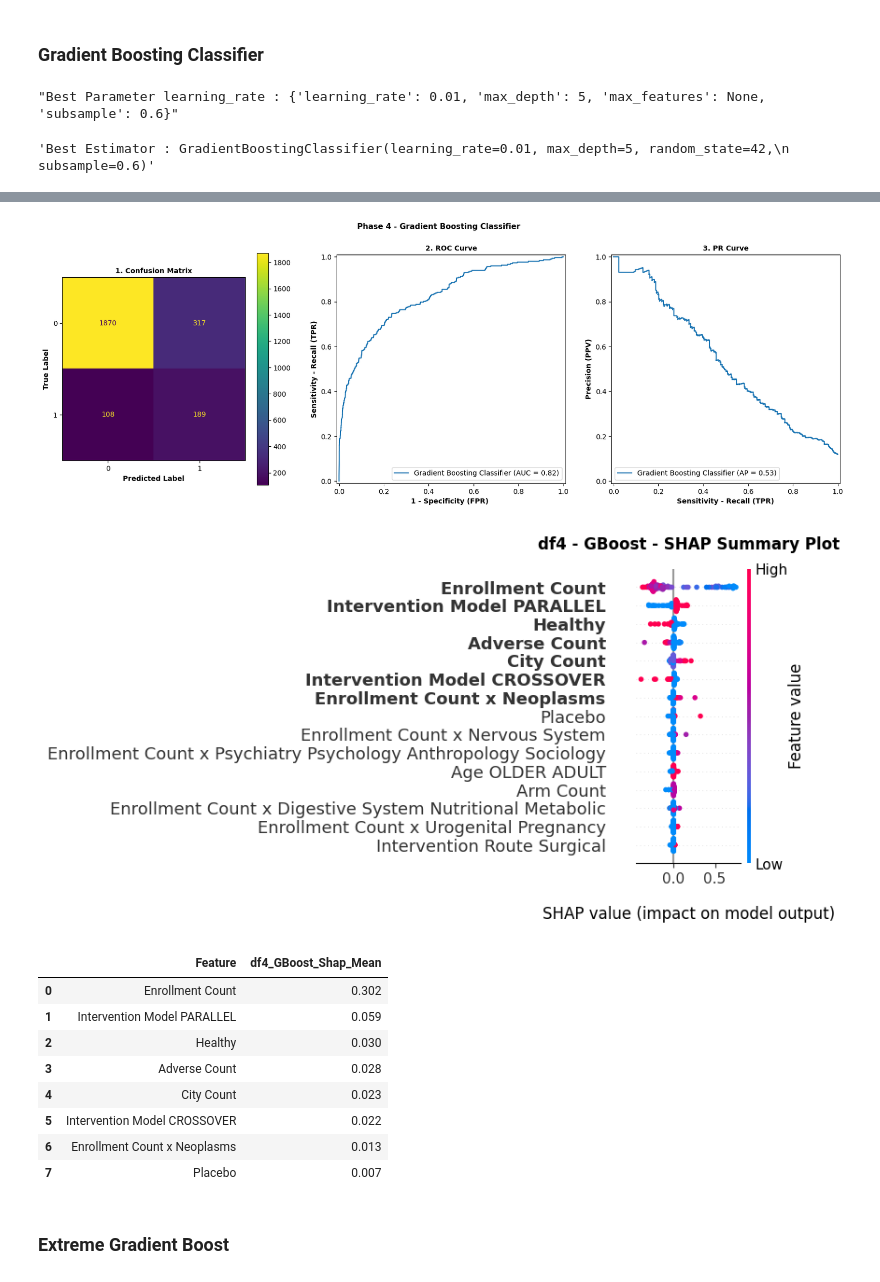
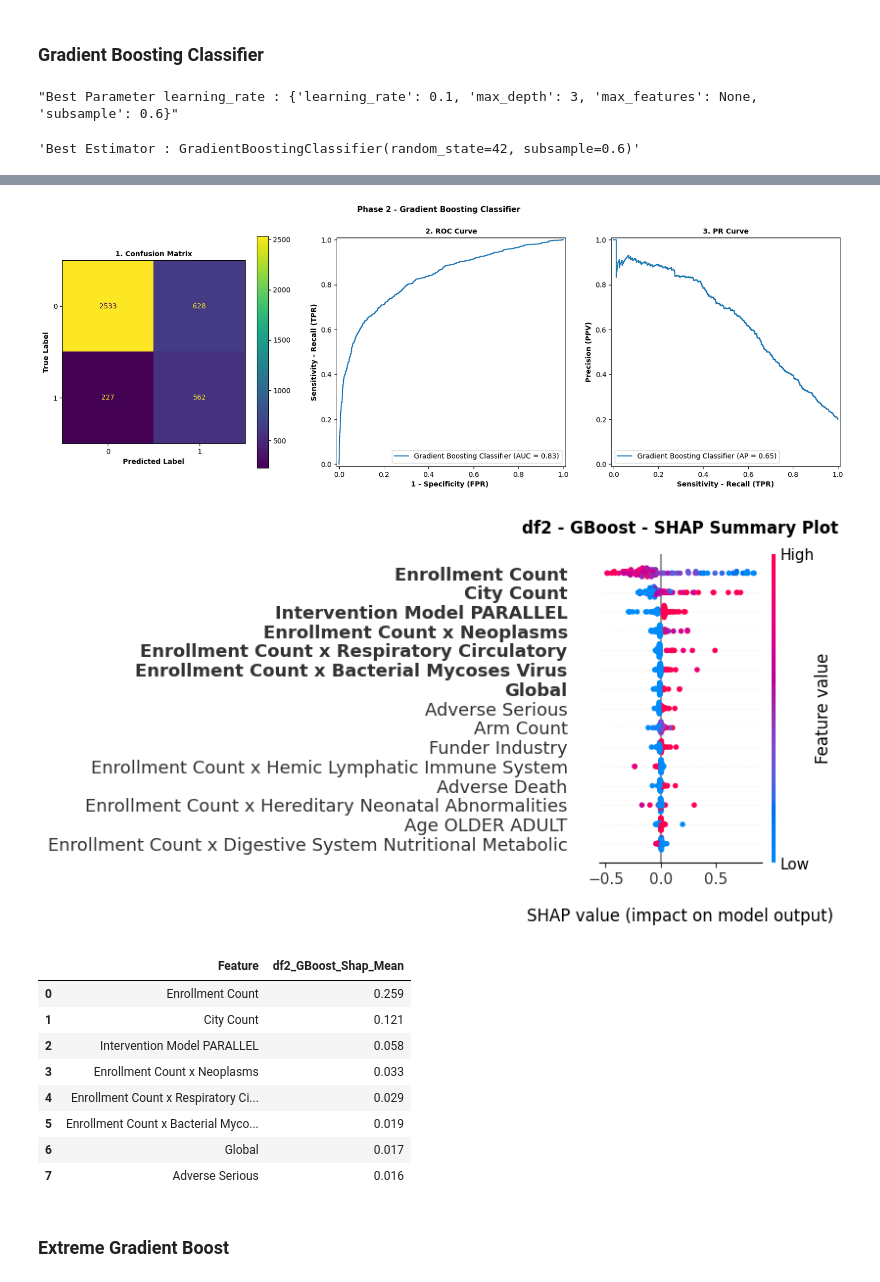
Before and after one commit to AndreouEugenia/Thesis, a Jupyter notebook: 5a.Thesis_Models.ipynb, the cells around one changed output, grey strips where cells are left out. Drawn from its saved outputs; the diff is of its cells as text; code cells hidden in the pictures.

```diff
--- a/5a.Thesis_Models.ipynb
+++ b/5a.Thesis_Models.ipynb
@@ -185,8 +185,8 @@ display(df4.shape)
 (13317, 73)
 (12420, 73)
 # %%
-i = 4
-dfi = df4
+i = 2
+dfi = df2
 # %% [markdown]
 ## X , y
 # %%
@@ -724,7 +727,7 @@ gra_boost = GradientBoostingClassifier(random_state = 42, loss = 'log_loss')
 # CV
 param_grid = {
     'max_depth': [3, 5, 7],
-    'learning_rate': [0.01, 0.1, 0.2],
+    'learning_rate': [0.01, 0.1, 0.2, 0.5],
     'subsample': [0.6, 1.0],
     "max_features" : ["sqrt", "log2", None],
     }
@@ -745,5 +748,5 @@ ba_gb, class_gb, mcc_gb, f1_gb = accuracy(dfi, i, gb_model, X_test, y_test, y_pr
 # SHAP
 gb_shap = fun_shap(i, gb_model, X_test, 'GBoost')
 # %% [output]
-"Best Parameter learning_rate : {'learning_rate': 0.01, 'max_depth': 5, 'max_features': None, 'subsample': 0.6}"
+"Best Parameter learning_rate : {'learning_rate': 0.1, 'max_depth': 3, 'max_features': None, 'subsample': 0.6}"
-'Best Estimator : GradientBoostingClassifier(learning_rate=0.01, max_depth=5, random_state=42,\n                           subsample=0.6)'
+'Best Estimator : GradientBoostingClassifier(random_state=42, subsample=0.6)'
@@ -767,14 +770,14 @@ PR AUC : 0.535
-[figure, old version]
+[figure, new version]
-[figure, old version]
+[figure, new version]
-|  | Feature | df4_GBoost_Shap_Mean |
-| 0 | Enrollment Count | 0.302 |
-| 1 | Intervention Model PARALLEL | 0.059 |
-| 2 | Healthy | 0.030 |
-| 3 | Adverse Count | 0.028 |
-| 4 | City Count | 0.023 |
-| 5 | Intervention Model CROSSOVER | 0.022 |
-| 6 | Enrollment Count x Neoplasms | 0.013 |
-| 7 | Placebo | 0.007 |
+|  | Feature | df2_GBoost_Shap_Mean |
+| 0 | Enrollment Count | 0.259 |
+| 1 | City Count | 0.121 |
+| 2 | Intervention Model PARALLEL | 0.058 |
+| 3 | Enrollment Count x Neoplasms | 0.033 |
+| 4 | Enrollment Count x Respiratory Ci... | 0.029 |
+| 5 | Enrollment Count x Bacterial Myco... | 0.019 |
+| 6 | Global | 0.017 |
+| 7 | Adverse Serious | 0.016 |
 # %% [markdown]
 ### Extreme Gradient Boost
 # %%
```
Also changed, not shown: parts of 20 cells of this notebook, 6 other files.
